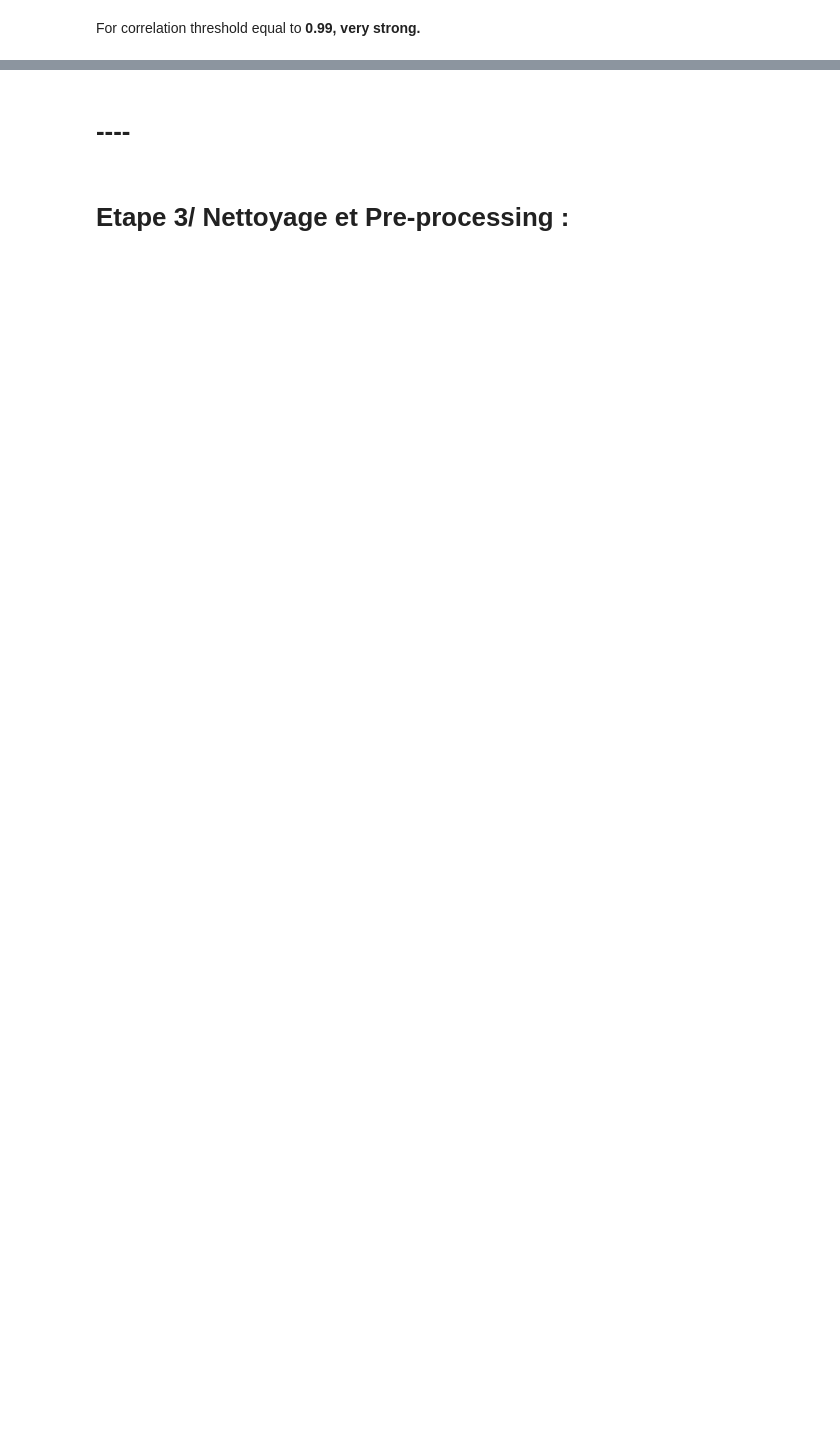
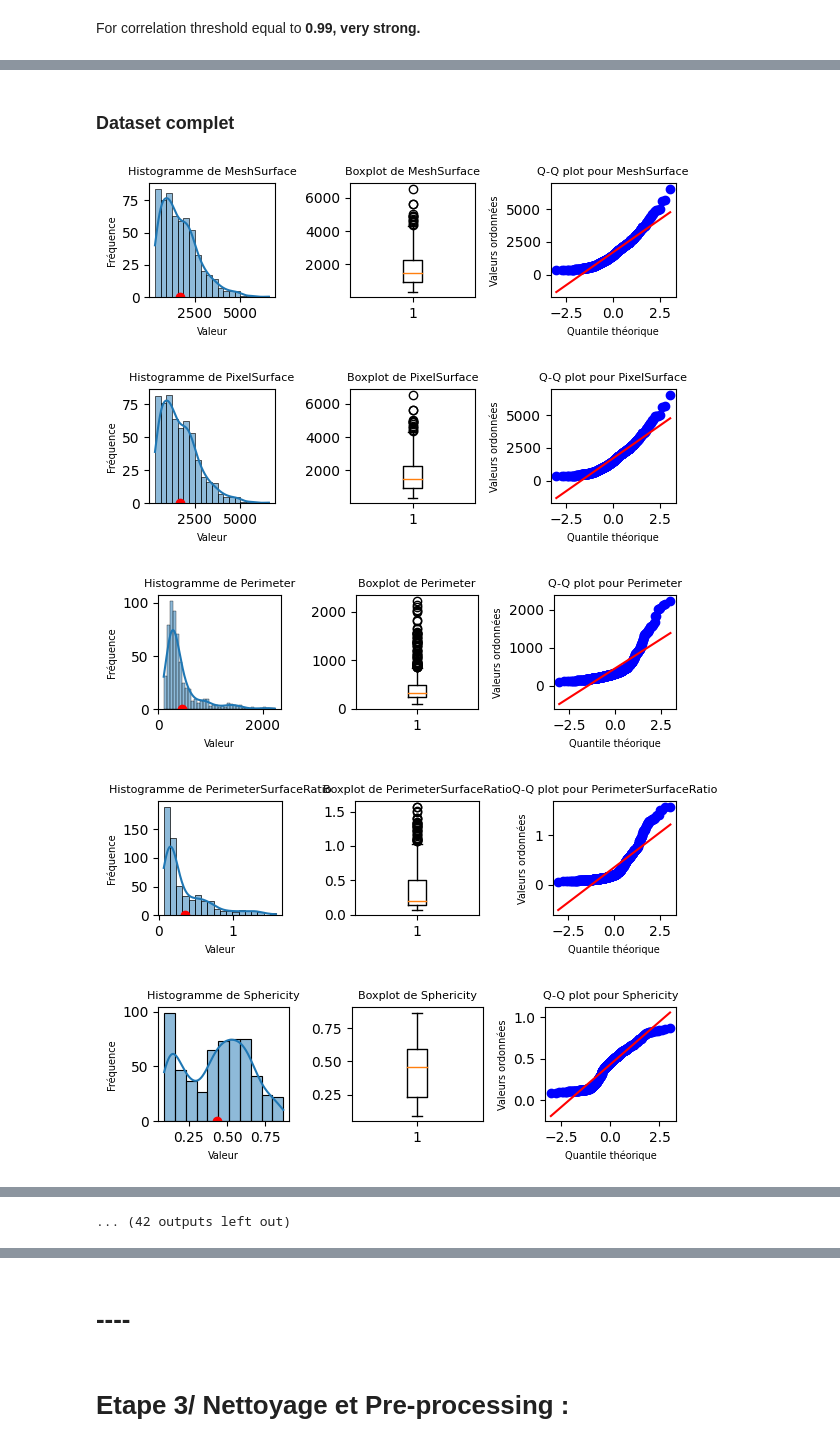
Before and after one commit to YanSte/RSNA-MICCAI-Brain-Tumor-Classification-AI, a Jupyter notebook: main.ipynb, the cells around one changed output, grey strips where cells are left out. Saved outputs shown, nothing was run; the diff lists cells and outputs as text; code cells hidden in the pictures; blank space fills up the shorter version.

```diff
--- a/main.ipynb
+++ b/main.ipynb
@@ -868,0 +933,13 @@ for group_correlated in groups_correlated_threshold_099:
+# %% [markdown]
+<h3>Dataset complet</h3>
+# %%
+describe=fonc_test_normality(dataset.drop('MGMT_value',axis=1))
+
+print("Description dataset complet")
+describe
+# %% [output]
+[figure, added]
+[figure, added]
+[figure, added]
+[figure, added]
+[figure, added]
@@ -868,0 +953 @@ for group_correlated in groups_correlated_threshold_099:
+... (42 outputs left out)
```
Also changed, not shown: parts of 35 cells of this notebook.
